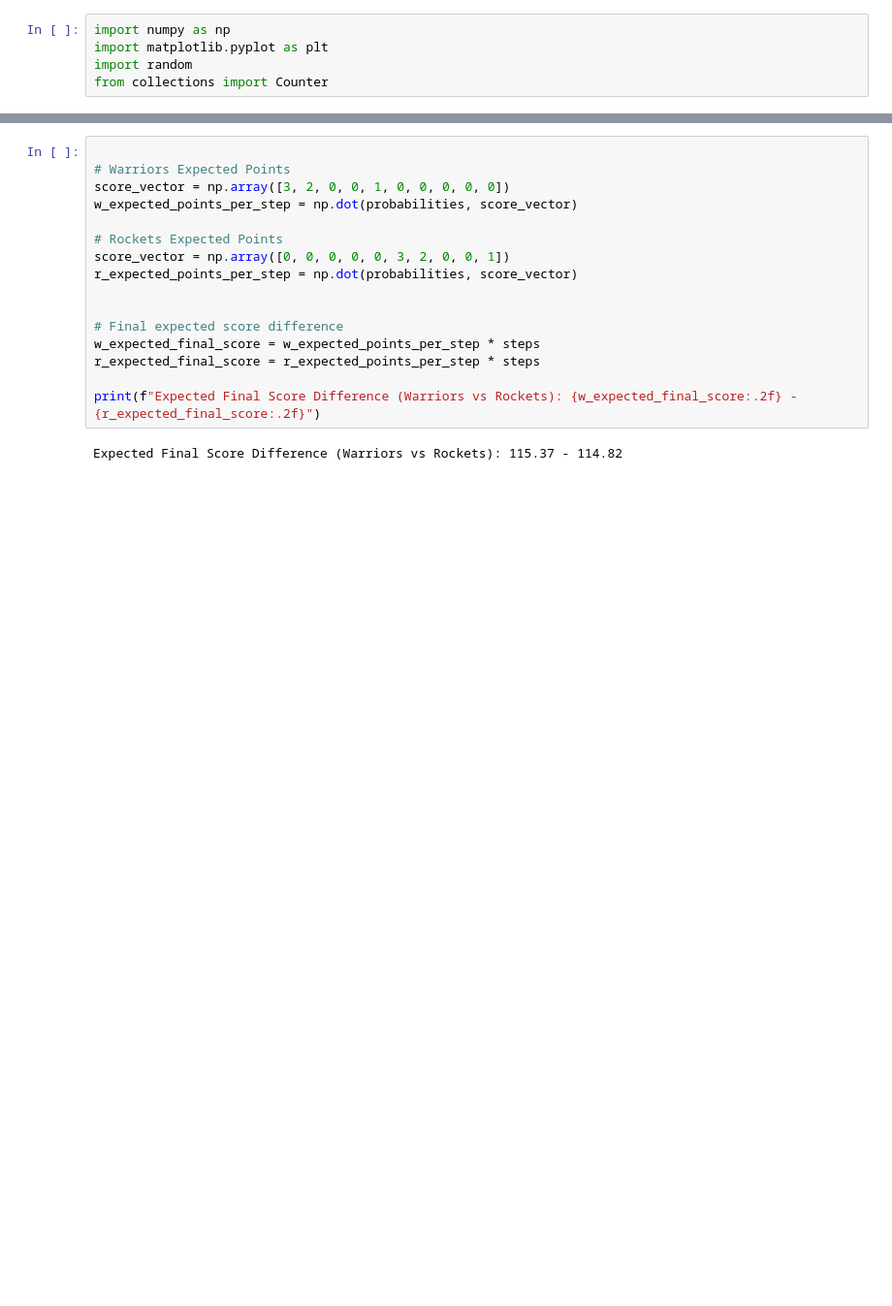
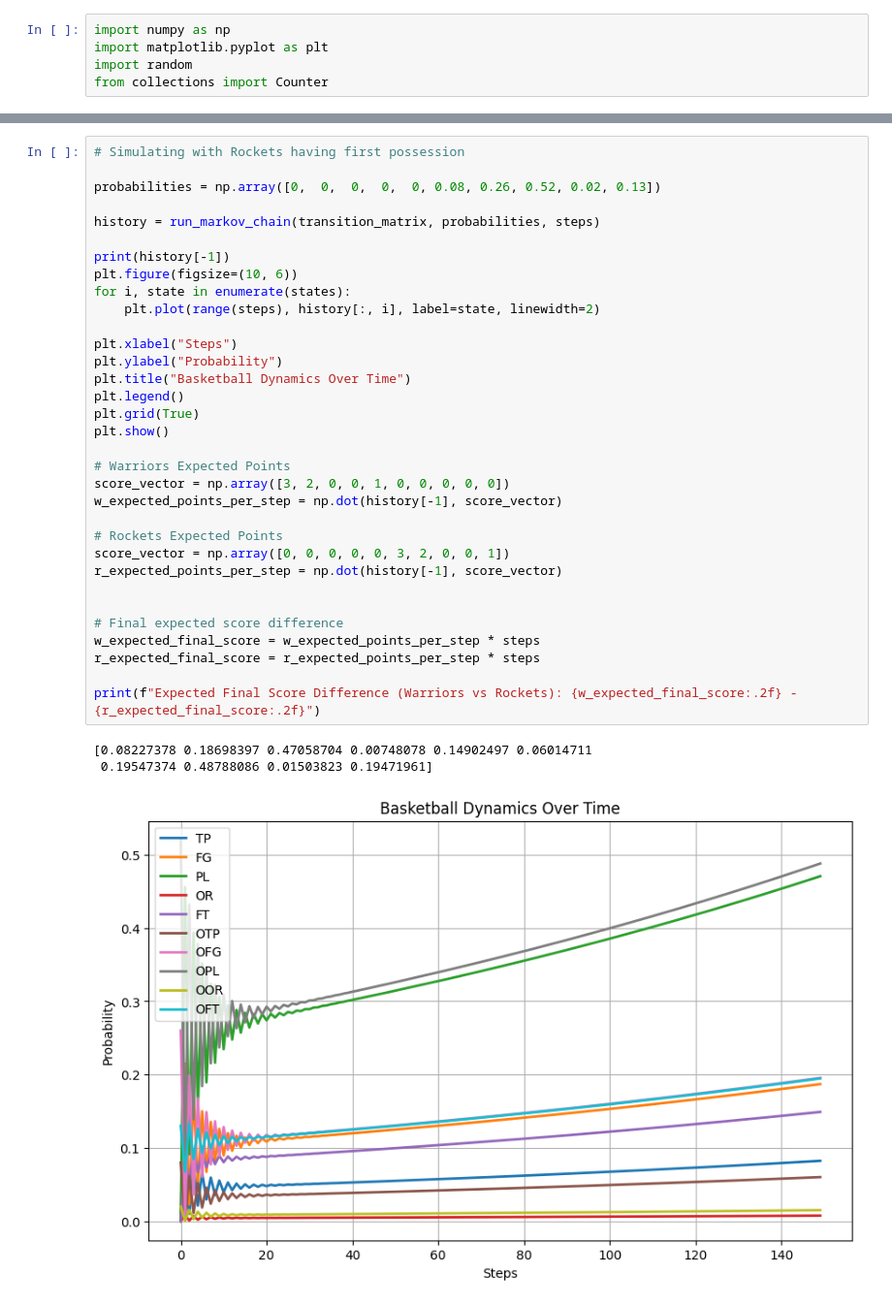
Before and after one commit to jchen-0808/AM115finalproject, a Jupyter notebook: main.ipynb, the cells around one changed output, grey strips where cells are left out. Shown at 97% size. Cells and saved outputs as stored; diff of their text form; blank space fills up the shorter version.

```diff
--- a/main.ipynb
+++ b/main.ipynb
@@ -52,18 +80,37 @@ plt.show()
-# %%
-
-# Warriors Expected Points
-score_vector = np.array([3, 2, 0, 0, 1, 0, 0, 0, 0, 0])
-w_expected_points_per_step = np.dot(probabilities, score_vector)
-
-# Rockets Expected Points
-score_vector = np.array([0, 0, 0, 0, 0, 3, 2, 0, 0, 1])
-r_expected_points_per_step = np.dot(probabilities, score_vector)
-
-
-# Final expected score difference
-w_expected_final_score = w_expected_points_per_step * steps
-r_expected_final_score = r_expected_points_per_step * steps
-
-print(f"Expected Final Score Difference (Warriors vs Rockets): {w_expected_final_score:.2f} - {r_expected_final_score:.2f}")
-# %% [output]
-Expected Final Score Difference (Warriors vs Rockets): 115.37 - 114.82
+# %%
+# Simulating with Rockets having first possession
+
+probabilities = np.array([0,  0,  0,  0,  0, 0.08, 0.26, 0.52, 0.02, 0.13])
+
+history = run_markov_chain(transition_matrix, probabilities, steps)
+
+print(history[-1])
+plt.figure(figsize=(10, 6))
+for i, state in enumerate(states):
+    plt.plot(range(steps), history[:, i], label=state, linewidth=2)
+
+plt.xlabel("Steps")
+plt.ylabel("Probability")
+plt.title("Basketball Dynamics Over Time")
+plt.legend()
+plt.grid(True)
+plt.show()
+
+# Warriors Expected Points
+score_vector = np.array([3, 2, 0, 0, 1, 0, 0, 0, 0, 0])
+w_expected_points_per_step = np.dot(history[-1], score_vector)
+
+# Rockets Expected Points
+score_vector = np.array([0, 0, 0, 0, 0, 3, 2, 0, 0, 1])
+r_expected_points_per_step = np.dot(history[-1], score_vector)
+
+
+# Final expected score difference
+w_expected_final_score = w_expected_points_per_step * steps
+r_expected_final_score = r_expected_points_per_step * steps
+
+print(f"Expected Final Score Difference (Warriors vs Rockets): {w_expected_final_score:.2f} - {r_expected_final_score:.2f}")
+# %% [output]
+[0.08227378 0.18698397 0.47058704 0.00748078 0.14902497 0.06014711
+ 0.19547374 0.48788086 0.01503823 0.19471961]
+[figure, added]
```
Also changed, not shown: parts of 9 cells of this notebook.
